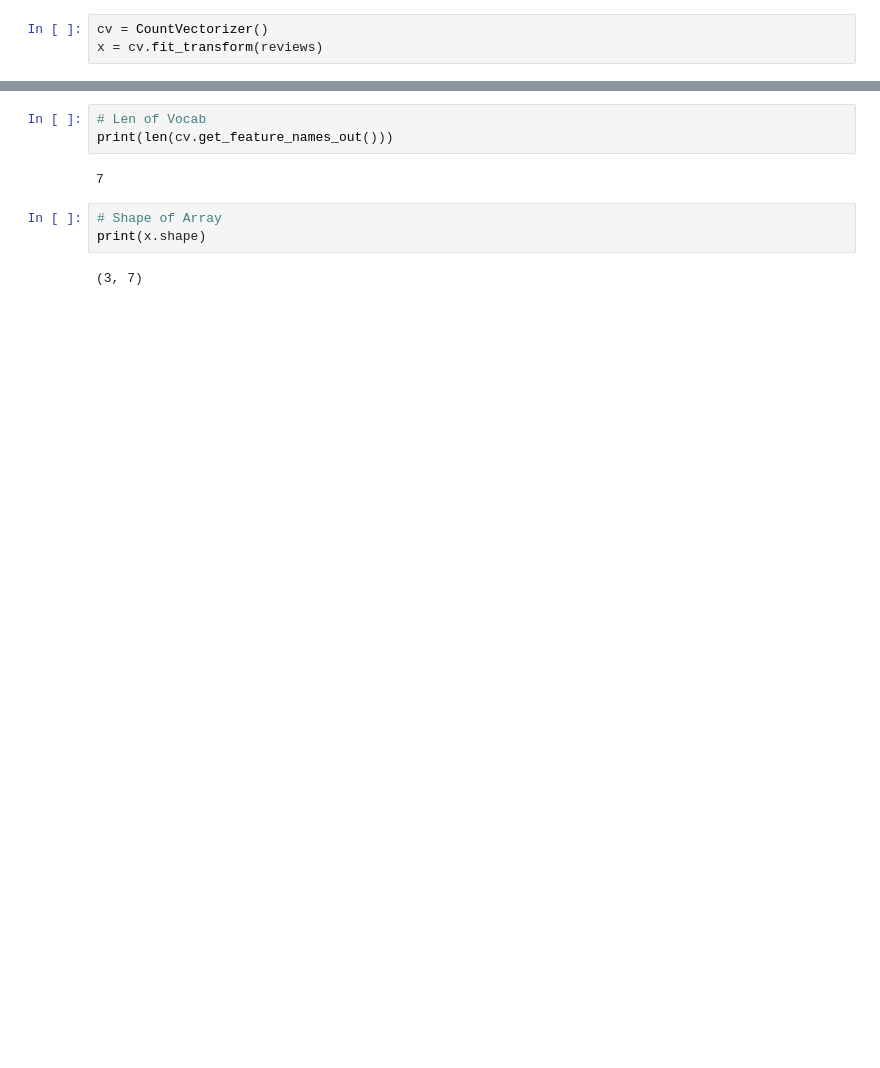
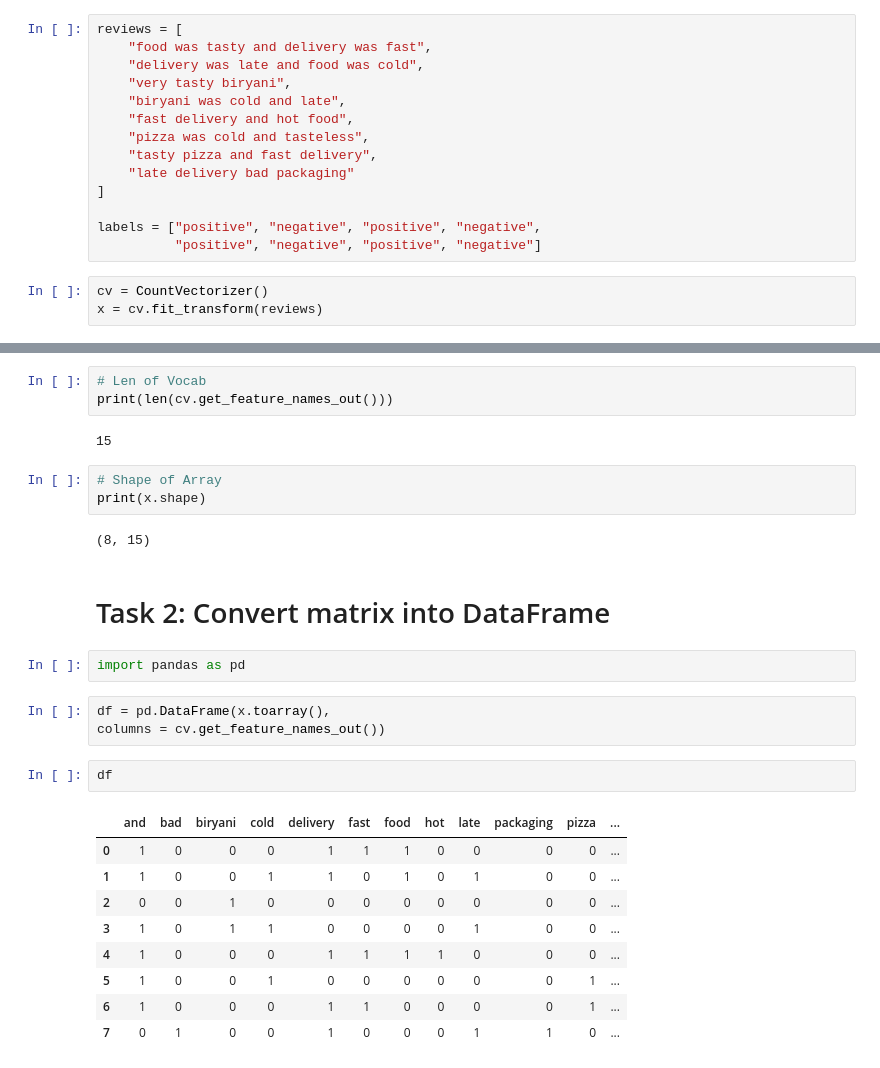
Before and after one commit to suyogy1-bot/Machine_Learning, a Jupyter notebook: NLP_Text_cleaning.ipynb, the cells around one changed output, grey strips where cells are left out. Drawn from its saved outputs; the diff is of its cells as text; blank space fills up the shorter version.

```diff
--- a/NLP_Text_cleaning.ipynb
+++ b/NLP_Text_cleaning.ipynb
@@ -364,3 +367,17 @@ for review in reviews:
+# %%
+reviews = [
+    "food was tasty and delivery was fast",
+    "delivery was late and food was cold",
+    "very tasty biryani",
+    "biryani was cold and late",
+    "fast delivery and hot food",
+    "pizza was cold and tasteless",
+    "tasty pizza and fast delivery",
+    "late delivery bad packaging"
+]
+
+labels = ["positive", "negative", "positive", "negative",
+          "positive", "negative", "positive", "negative"]
 # %%
 cv = CountVectorizer()
 x = cv.fit_transform(reviews)
@@ -380,9 +403,28 @@ print(x.toarray())
 # Len of Vocab
 print(len(cv.get_feature_names_out()))
 # %% [output]
-7
+15
 # %%
 # Shape of Array
 print(x.shape)
 # %% [output]
-(3, 7)
+(8, 15)
+# %% [markdown]
+# Task 2: Convert matrix into DataFrame
+# %%
+import pandas as pd
+# %%
+df = pd.DataFrame(x.toarray(),
+columns = cv.get_feature_names_out())
+# %%
+df
+# %% [output]
+|  | and | bad | biryani | cold | delivery | fast | food | hot | late | packaging | pizza | ... |
+| 0 | 1 | 0 | 0 | 0 | 1 | 1 | 1 | 0 | 0 | 0 | 0 | ... |
+| 1 | 1 | 0 | 0 | 1 | 1 | 0 | 1 | 0 | 1 | 0 | 0 | ... |
+| 2 | 0 | 0 | 1 | 0 | 0 | 0 | 0 | 0 | 0 | 0 | 0 | ... |
+| 3 | 1 | 0 | 1 | 1 | 0 | 0 | 0 | 0 | 1 | 0 | 0 | ... |
+| 4 | 1 | 0 | 0 | 0 | 1 | 1 | 1 | 1 | 0 | 0 | 0 | ... |
+| 5 | 1 | 0 | 0 | 1 | 0 | 0 | 0 | 0 | 0 | 0 | 1 | ... |
+| 6 | 1 | 0 | 0 | 0 | 1 | 1 | 0 | 0 | 0 | 0 | 1 | ... |
+| 7 | 0 | 1 | 0 | 0 | 1 | 0 | 0 | 0 | 1 | 1 | 0 | ... |
```
Also changed, not shown: parts of 19 cells of this notebook.
